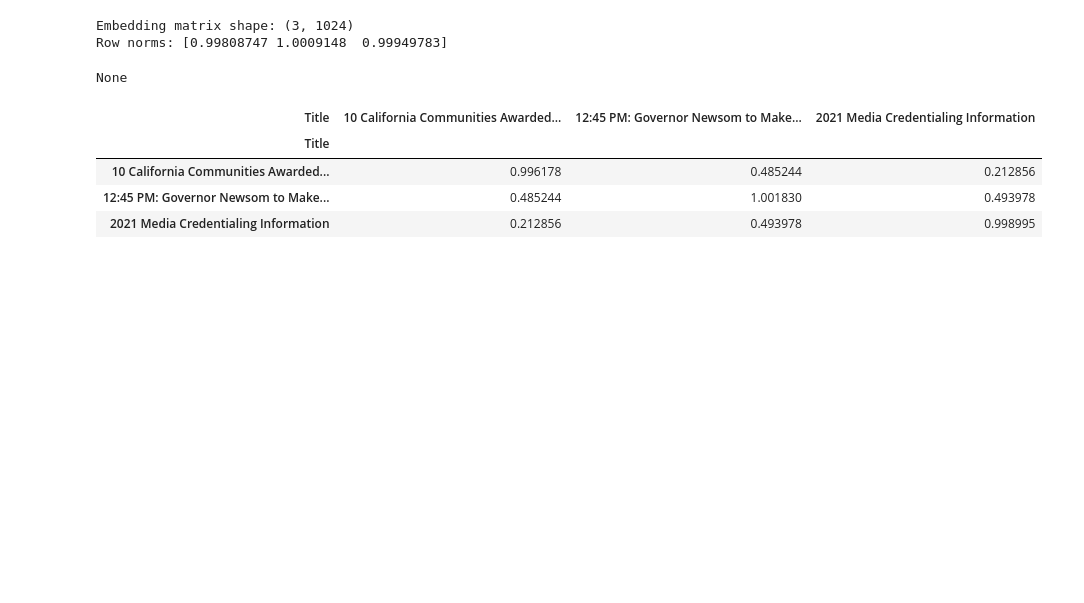
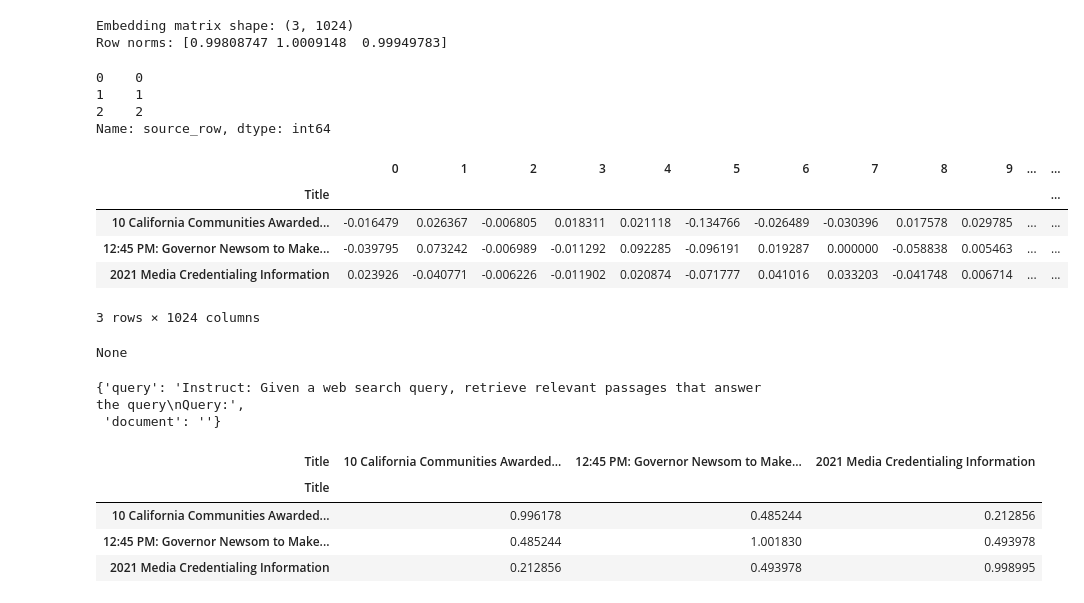
Before and after one commit to clrust/Covid-Policies, a Jupyter notebook: Analysis/CosSim/06_compute_embeddings_test.ipynb, the cells around one changed output. Cells and saved outputs as stored; diff of their text form; code cells hidden in the pictures; blank space fills up the shorter version.

```diff
--- a/Analysis/CosSim/06_compute_embeddings_test.ipynb
+++ b/Analysis/CosSim/06_compute_embeddings_test.ipynb
@@ -139,10 +155,36 @@ print("Row norms:", np.linalg.norm(embeddings, axis=1))
 # %% [output]
 Embedding matrix shape: (3, 1024)
 Row norms: [0.99808747 1.0009148  0.99949783]
+# %%
+embeddings.shape
+test_data["source_row"]
+# %% [output]
+0    0
+1    1
+2    2
+Name: source_row, dtype: int64
+# %%
+embeddings_df = pd.DataFrame(
+    embeddings,
+    index=test_data["Title"],
+)
+embeddings_df
+# %% [output]
+|  | 0 | 1 | 2 | 3 | 4 | 5 | 6 | 7 | 8 | 9 | ... | ... |
+| Title |  |  |  |  |  |  |  |  |  |  |  | ... |
+| 10 California Communities Awarded... | -0.016479 | 0.026367 | -0.006805 | 0.018311 | 0.021118 | -0.134766 | -0.026489 | -0.030396 | 0.017578 | 0.029785 | ... | ... |
+| 12:45 PM: Governor Newsom to Make... | -0.039795 | 0.073242 | -0.006989 | -0.011292 | 0.092285 | -0.096191 | 0.019287 | 0.000000 | -0.058838 | 0.005463 | ... | ... |
+| 2021 Media Credentialing Information | 0.023926 | -0.040771 | -0.006226 | -0.011902 | 0.020874 | -0.071777 | 0.041016 | 0.033203 | -0.041748 | 0.006714 | ... | ... |
+3 rows × 1024 columns
 # %%
 print(model.default_prompt_name)
 # %% [output]
 None
+# %%
+model.prompts
+# %% [output]
+{'query': 'Instruct: Given a web search query, retrieve relevant passages that answer the query\nQuery:',
+ 'document': ''}
 # %%
 # Dot products equal cosine similarity because the rows are normalized.
 similarity_matrix = embeddings @ embeddings.T
```
Also changed, not shown: parts of 2 cells of this notebook, 3 other files.
